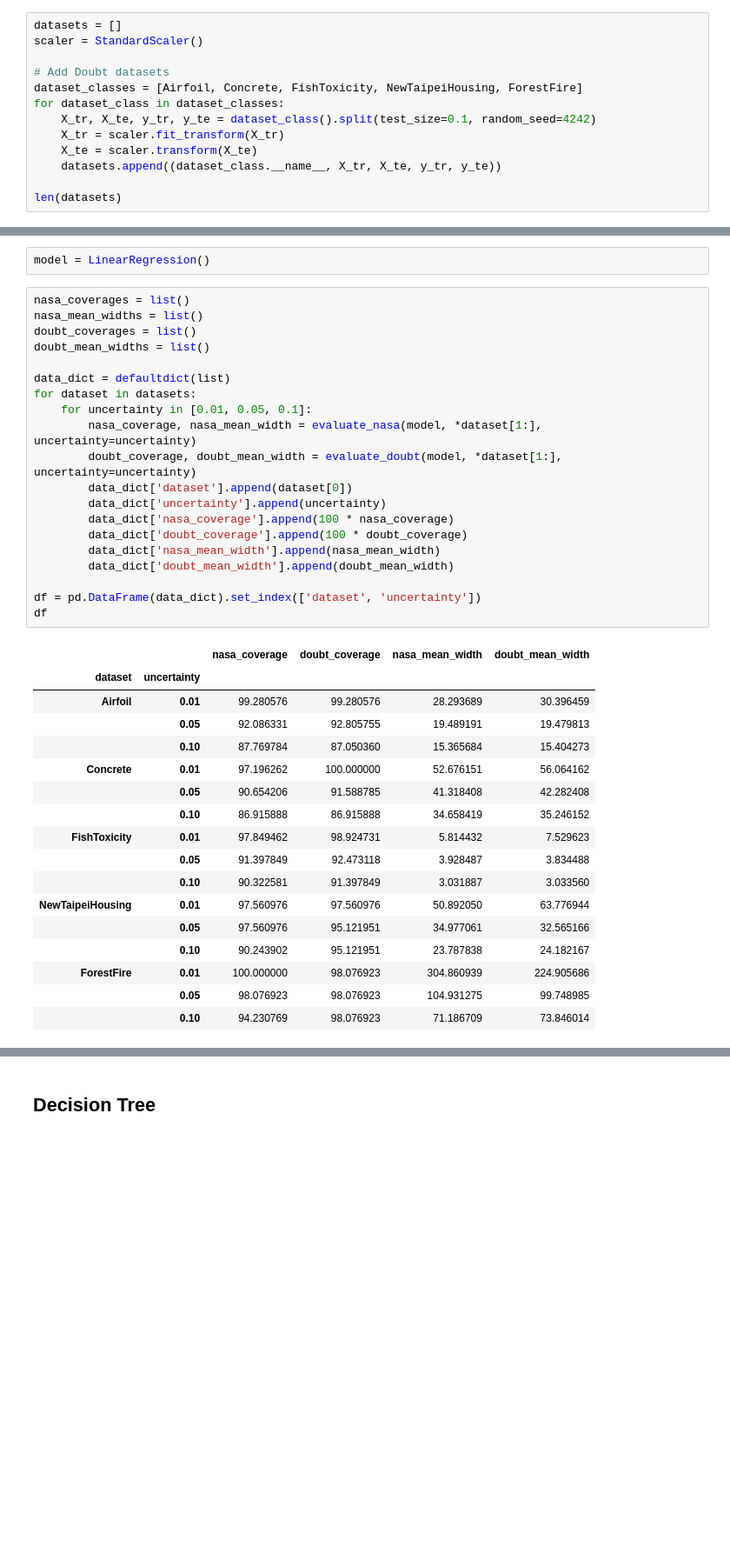
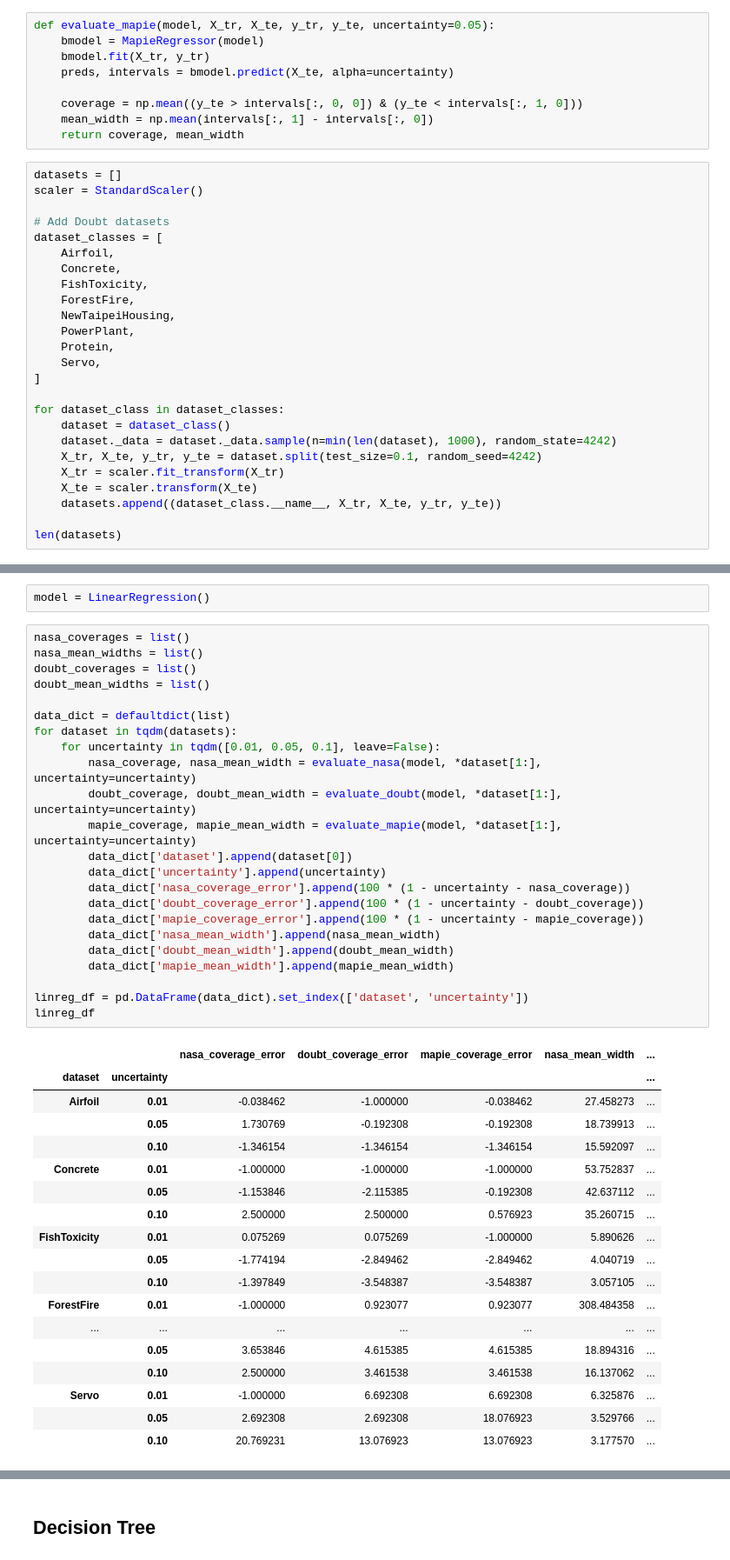
Before and after one commit to cmougan/MonitoringUncertainty, a Jupyter notebook: uncertaintyExperiments.ipynb, the cells around one changed output, grey strips where cells are left out. Shown: that part at 87% size. Cells and saved outputs as stored; diff of their text form; blank space fills up the shorter version.

Commit message:
feat: Add all datasets to uncertainty-experiments and include mapie

```diff
--- a/uncertaintyExperiments.ipynb
+++ b/uncertaintyExperiments.ipynb
@@ -67,14 +68,35 @@ def evaluate_doubt(model, X_tr, X_te, y_tr, y_te, uncertainty=0.05):
     coverage = np.mean((y_te > intervals[:, 0]) & (y_te < intervals[:, 1]))
     mean_width = np.mean(intervals[:, 1] - intervals[:, 0])
     return coverage, mean_width
+# %%
+def evaluate_mapie(model, X_tr, X_te, y_tr, y_te, uncertainty=0.05):
+    bmodel = MapieRegressor(model)
+    bmodel.fit(X_tr, y_tr)
+    preds, intervals = bmodel.predict(X_te, alpha=uncertainty)
+
+    coverage = np.mean((y_te > intervals[:, 0, 0]) & (y_te < intervals[:, 1, 0]))
+    mean_width = np.mean(intervals[:, 1] - intervals[:, 0])
+    return coverage, mean_width
 # %%
 datasets = []
 scaler = StandardScaler()
 
 # Add Doubt datasets
-dataset_classes = [Airfoil, Concrete, FishToxicity, NewTaipeiHousing, ForestFire]
+dataset_classes = [
+    Airfoil,
+    Concrete,
+    FishToxicity,
+    ForestFire,
+    NewTaipeiHousing,
+    PowerPlant,
+    Protein,
+    Servo,
+]
+
 for dataset_class in dataset_classes:
-    X_tr, X_te, y_tr, y_te = dataset_class().split(test_size=0.1, random_seed=4242)
+    dataset = dataset_class()
+    dataset._data = dataset._data.sample(n=min(len(dataset), 1000), random_state=4242)
+    X_tr, X_te, y_tr, y_te = dataset.split(test_size=0.1, random_seed=4242)
     X_tr = scaler.fit_transform(X_tr)
     X_te = scaler.transform(X_te)
     datasets.append((dataset_class.__name__, X_tr, X_te, y_tr, y_te))
@@ -89,38 +123,42 @@ model = LinearRegression()
 # %%
 nasa_coverages = list()
 nasa_mean_widths = list()
 doubt_coverages = list()
 doubt_mean_widths = list()
 
 data_dict = defaultdict(list)
-for dataset in datasets:
-    for uncertainty in [0.01, 0.05, 0.1]:
+for dataset in tqdm(datasets):
+    for uncertainty in tqdm([0.01, 0.05, 0.1], leave=False):
         nasa_coverage, nasa_mean_width = evaluate_nasa(model, *dataset[1:], uncertainty=uncertainty)
         doubt_coverage, doubt_mean_width = evaluate_doubt(model, *dataset[1:], uncertainty=uncertainty)
+        mapie_coverage, mapie_mean_width = evaluate_mapie(model, *dataset[1:], uncertainty=uncertainty)
         data_dict['dataset'].append(dataset[0])
         data_dict['uncertainty'].append(uncertainty)
-        data_dict['nasa_coverage'].append(100 * nasa_coverage)
-        data_dict['doubt_coverage'].append(100 * doubt_coverage)
+        data_dict['nasa_coverage_error'].append(100 * (1 - uncertainty - nasa_coverage))
+        data_dict['doubt_coverage_error'].append(100 * (1 - uncertainty - doubt_coverage))
+        data_dict['mapie_coverage_error'].append(100 * (1 - uncertainty - mapie_coverage))
         data_dict['nasa_mean_width'].append(nasa_mean_width)
         data_dict['doubt_mean_width'].append(doubt_mean_width)
+        data_dict['mapie_mean_width'].append(mapie_mean_width)
 
-df = pd.DataFrame(data_dict).set_index(['dataset', 'uncertainty'])
-df
+linreg_df = pd.DataFrame(data_dict).set_index(['dataset', 'uncertainty'])
+linreg_df
 # %% [output]
-|  |  | nasa_coverage | doubt_coverage | nasa_mean_width | doubt_mean_width |
-| dataset | uncertainty |  |  |  |  |
-| Airfoil | 0.01 | 99.280576 | 99.280576 | 28.293689 | 30.396459 |
-|  | 0.05 | 92.086331 | 92.805755 | 19.489191 | 19.479813 |
-|  | 0.10 | 87.769784 | 87.050360 | 15.365684 | 15.404273 |
-| Concrete | 0.01 | 97.196262 | 100.000000 | 52.676151 | 56.064162 |
-|  | 0.05 | 90.654206 | 91.588785 | 41.318408 | 42.282408 |
-|  | 0.10 | 86.915888 | 86.915888 | 34.658419 | 35.246152 |
-| FishToxicity | 0.01 | 97.849462 | 98.924731 | 5.814432 | 7.529623 |
-|  | 0.05 | 91.397849 | 92.473118 | 3.928487 | 3.834488 |
-|  | 0.10 | 90.322581 | 91.397849 | 3.031887 | 3.033560 |
-| NewTaipeiHousing | 0.01 | 97.560976 | 97.560976 | 50.892050 | 63.776944 |
-|  | 0.05 | 97.560976 | 95.121951 | 34.977061 | 32.565166 |
-|  | 0.10 | 90.243902 | 95.121951 | 23.787838 | 24.182167 |
-| ForestFire | 0.01 | 100.000000 | 98.076923 | 304.860939 | 224.905686 |
-|  | 0.05 | 98.076923 | 98.076923 | 104.931275 | 99.748985 |
-|  | 0.10 | 94.230769 | 98.076923 | 71.186709 | 73.846014 |
+|  |  | nasa_coverage_error | doubt_coverage_error | mapie_coverage_error | nasa_mean_width | ... |
+| dataset | uncertainty |  |  |  |  | ... |
+| Airfoil | 0.01 | -0.038462 | -1.000000 | -0.038462 | 27.458273 | ... |
+|  | 0.05 | 1.730769 | -0.192308 | -0.192308 | 18.739913 | ... |
+|  | 0.10 | -1.346154 | -1.346154 | -1.346154 | 15.592097 | ... |
+| Concrete | 0.01 | -1.000000 | -1.000000 | -1.000000 | 53.752837 | ... |
+|  | 0.05 | -1.153846 | -2.115385 | -0.192308 | 42.637112 | ... |
+|  | 0.10 | 2.500000 | 2.500000 | 0.576923 | 35.260715 | ... |
+| FishToxicity | 0.01 | 0.075269 | 0.075269 | -1.000000 | 5.890626 | ... |
+|  | 0.05 | -1.774194 | -2.849462 | -2.849462 | 4.040719 | ... |
+|  | 0.10 | -1.397849 | -3.548387 | -3.548387 | 3.057105 | ... |
+| ForestFire | 0.01 | -1.000000 | 0.923077 | 0.923077 | 308.484358 | ... |
+| ... | ... | ... | ... | ... | ... | ... |
+|  | 0.05 | 3.653846 | 4.615385 | 4.615385 | 18.894316 | ... |
+|  | 0.10 | 2.500000 | 3.461538 | 3.461538 | 16.137062 | ... |
+| Servo | 0.01 | -1.000000 | 6.692308 | 6.692308 | 6.325876 | ... |
+|  | 0.05 | 2.692308 | 2.692308 | 18.076923 | 3.529766 | ... |
+|  | 0.10 | 20.769231 | 13.076923 | 13.076923 | 3.177570 | ... |
```
Also changed, not shown: parts of 6 cells of this notebook.
